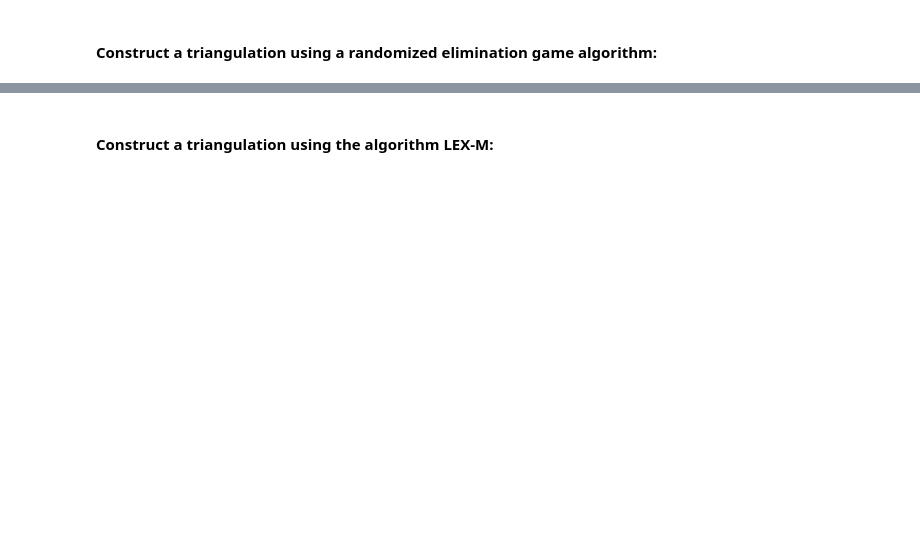
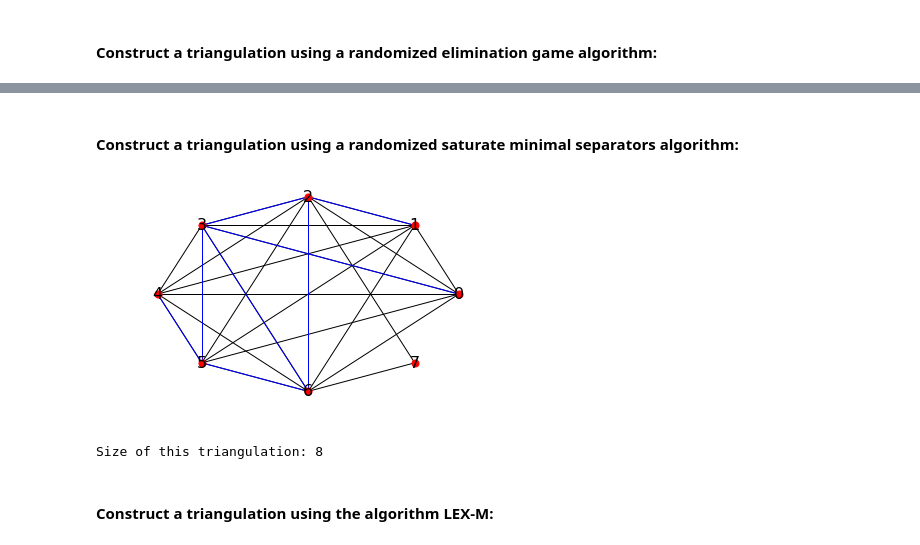
Before and after one commit to Feathergunner/Triangulation, a Jupyter notebook: TriangulationDemo.ipynb, the cells around one changed output, grey strips where cells are left out. Cells and saved outputs as stored; diff of their text form; code cells hidden in the pictures; blank space fills up the shorter version.

```diff
--- a/TriangulationDemo.ipynb
+++ b/TriangulationDemo.ipynb
@@ -40,3 +58,14 @@ Size of this triangulation: 3
+# %% [markdown]
+#### Construct a triangulation using a randomized saturate minimal separators algorithm:
+# %%
+sms = SMS.Algorithm_SMS(G.copy())
+sms.run_randomized()
+# draw the triangulated graph. The original edges are black, new edges are blue.
+sms.draw_triangulation()
+print ("Size of this triangulation: "+str(len(sms.edges_of_triangulation)))
+# %% [output]
+[figure, added]
+Size of this triangulation: 8
 # %% [markdown]
 #### Construct a triangulation using the algorithm LEX-M:
 # %%
```
Also changed, not shown: parts of 11 cells of this notebook.
